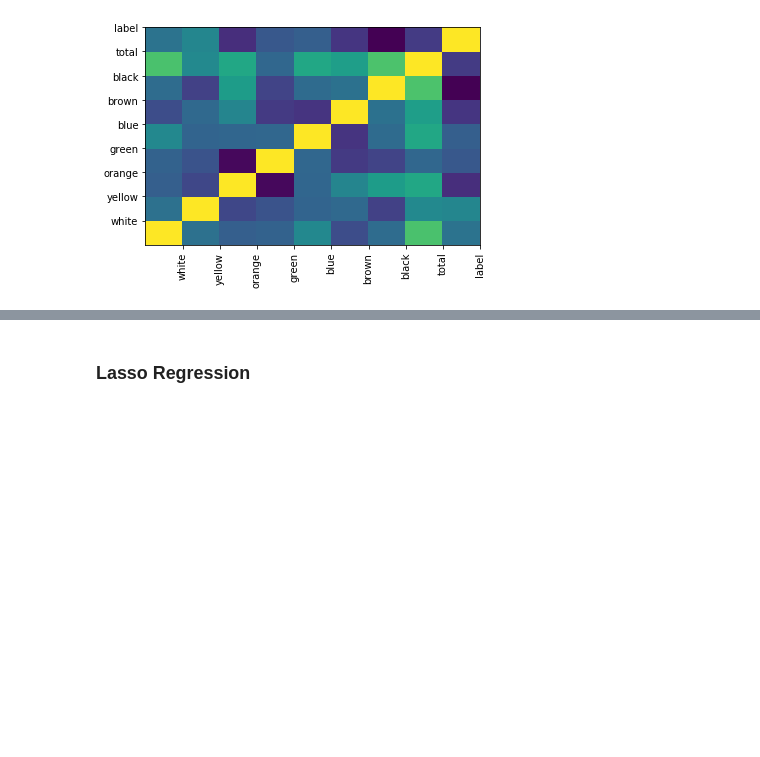
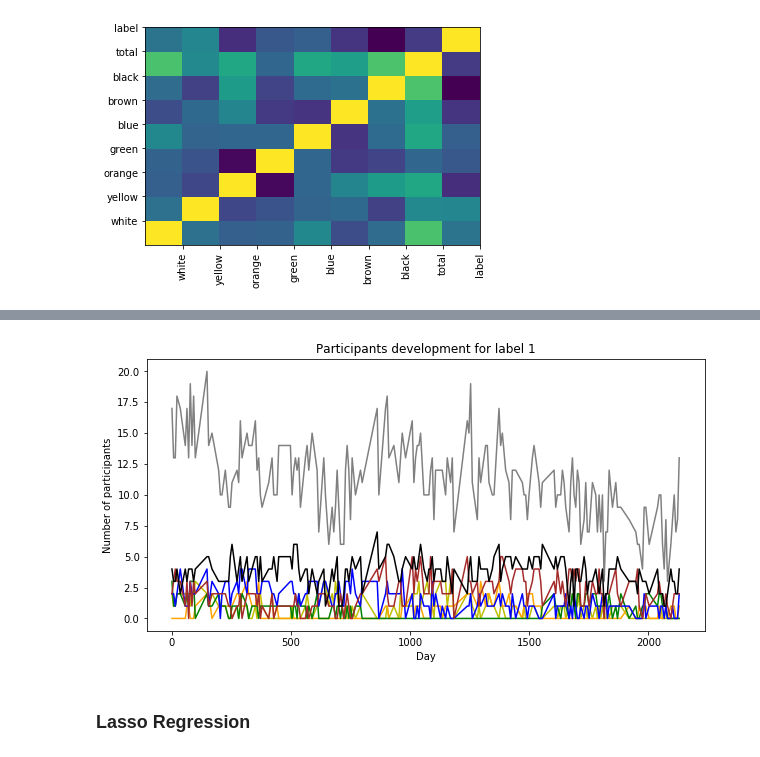
Before and after one commit to felixjohanlehmann/Data-Science, a Jupyter notebook: training_participation.ipynb, the cells around one changed output, grey strips where cells are left out. Cells and saved outputs as stored; diff of their text form; code cells hidden in the pictures; blank space fills up the shorter version.

```diff
--- a/training_participation.ipynb
+++ b/training_participation.ipynb
@@ -195,3 +224,15 @@ plt.show()
+# %%
+for i in range(len(features.columns)):
+    plt.plot(days_1, features_1.iloc[:,i-1], color_list[i-1])
+
+plt.title("Participants development for label 1")
+plt.xlabel("Day")
+plt.ylabel("Number of participants")
+fig = plt.gcf()
+fig.set_size_inches(10, 5)
+plt.show()
+# %% [output]
+[figure, added]
 # %% [markdown]
 ### Lasso Regression
 # %%
```
Also changed, not shown: parts of 12 cells of this notebook.
